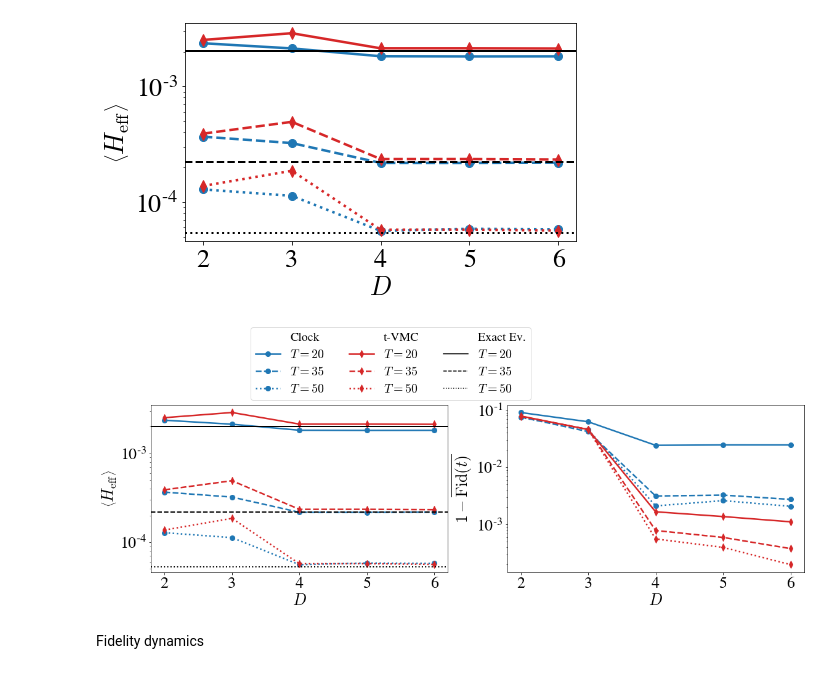
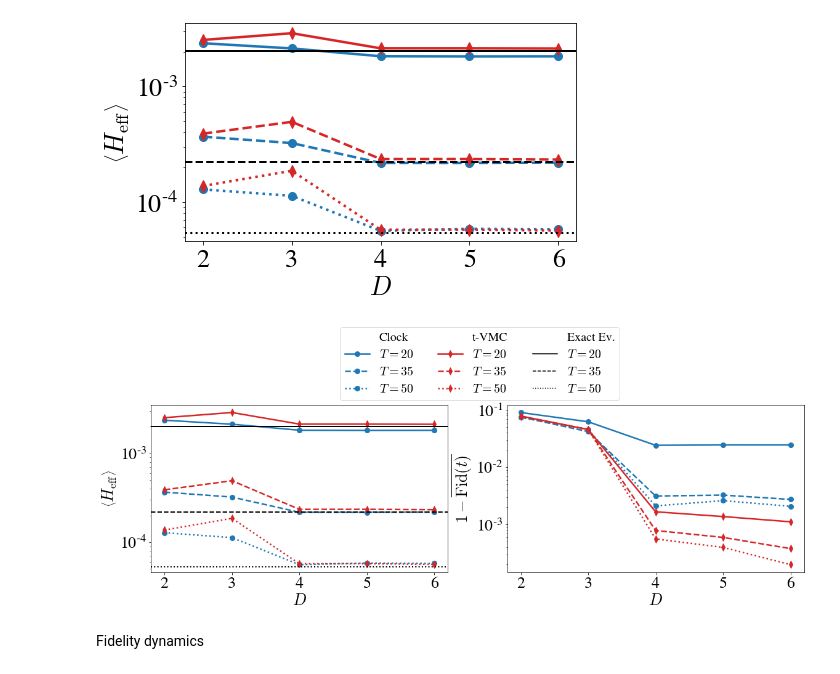
Before and after one commit to stavros11/Time-Evolution, a Jupyter notebook: plotter.ipynb, the cells around one changed output. Drawn from its saved outputs; the diff is of its cells as text; code cells hidden in the pictures.

Commit message:
New plots for presentation

```diff
--- a/plotter.ipynb
+++ b/plotter.ipynb
@@ -289,35 +289,35 @@ sweep = np.array([file["sweep_mpsD{}/clock_energy".format(D)] for D in D_list]).
 tvmc = np.array([file["tvmc_mpsD{}/clock_energy".format(D)] for D in D_list]).T
 
 for i, ind in enumerate(T_list_inds):
     ax[0].semilogy(D_list, clock[ind], marker="o", linewidth=2.5,
                 markersize=8, color=cp[0], linestyle=linestyles[i])
 
 for i, ind in enumerate(T_list_inds):
     ax[0].semilogy(D_list, tvmc[ind], marker="d", linewidth=2.5,
                 markersize=8, color=cp[3], linestyle=linestyles[i])
 
 for i, ind in enumerate(T_list_inds):
     ax[0].axhline(y=file["exact/clock_energy"][()][ind], color="black", linestyle=linestyles[i],
                 linewidth=2.0)
 
 file.close()
 
 ax[0].set_xlabel("$D$")
 ax[0].set_ylabel(r"$\left \langle H_\mathrm{eff}\right \rangle$")
 
 ax[1].set_xlabel("$D$")
 ax[1].set_ylabel(r"$1 - \overline{\mathrm{Fid}(t)}$")
 
 h, l = ax[1].get_legend_handles_labels()
 ph = [plt.plot([],marker="", linestyle="")[0]]*3
 ph_exact = [plt.plot([],marker="", color="black", linestyle=ls)[0] for ls in linestyles]
 handles = [ph[0]] + h[:3] + [ph[1]] + h[3:] + [ph[2]] + ph_exact
 labels = ["Clock"] + l[:3] + ["t-VMC"] + l[3:] + ["Exact Ev."] + ["$T={}$".format(t) for t in [20, 35, 50]]
-ax[1].legend(handles, labels, bbox_to_anchor=(0.1, 1.5), fontsize=20, ncol=3)
+ax[1].legend(handles, labels, bbox_to_anchor=(0.4, 1.5), fontsize=20, ncol=3)
 #plt.show()
 plt.savefig("clock_tvmc_comparison_vs_bond_dim.pdf", bbox_inches='tight')
 # %% [output]
-[figure, old version]
+[figure, new version]
 # %% [markdown]
 Fidelity dynamics
 # %%
```
Also changed, not shown: parts of 2 cells of this notebook, 6 other files.
